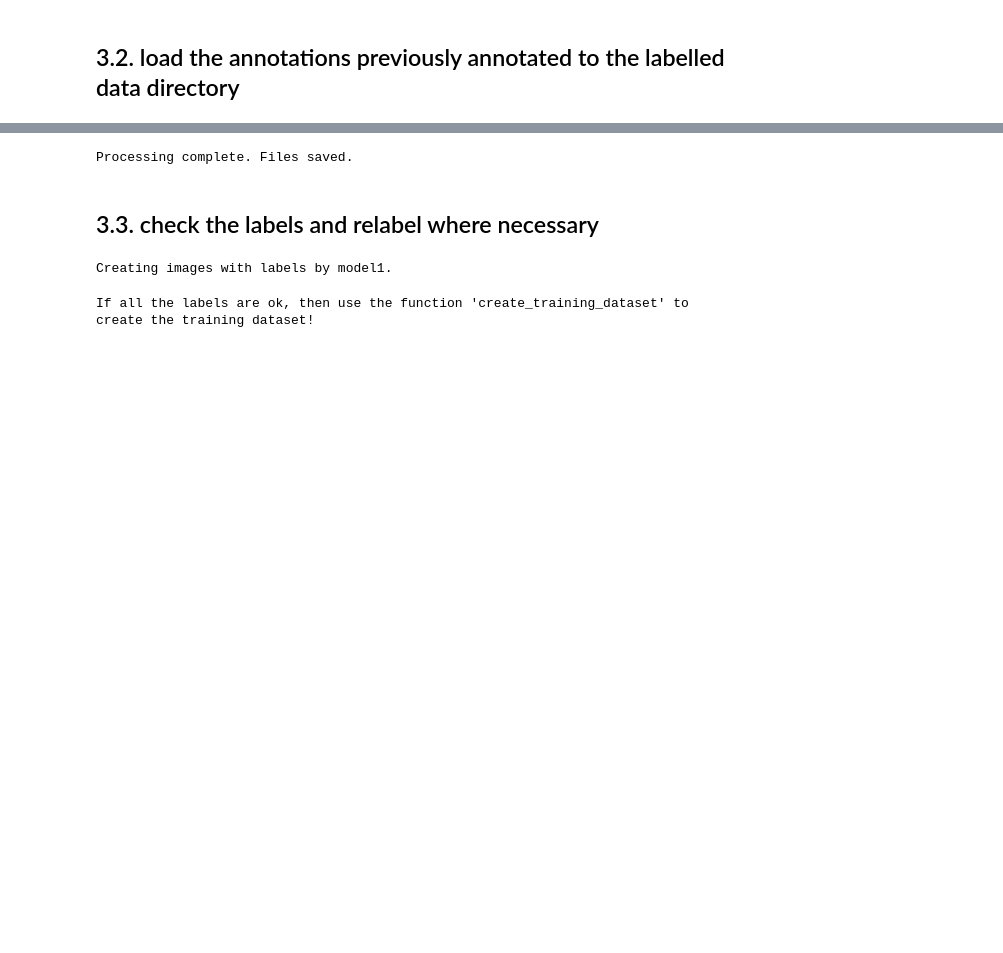
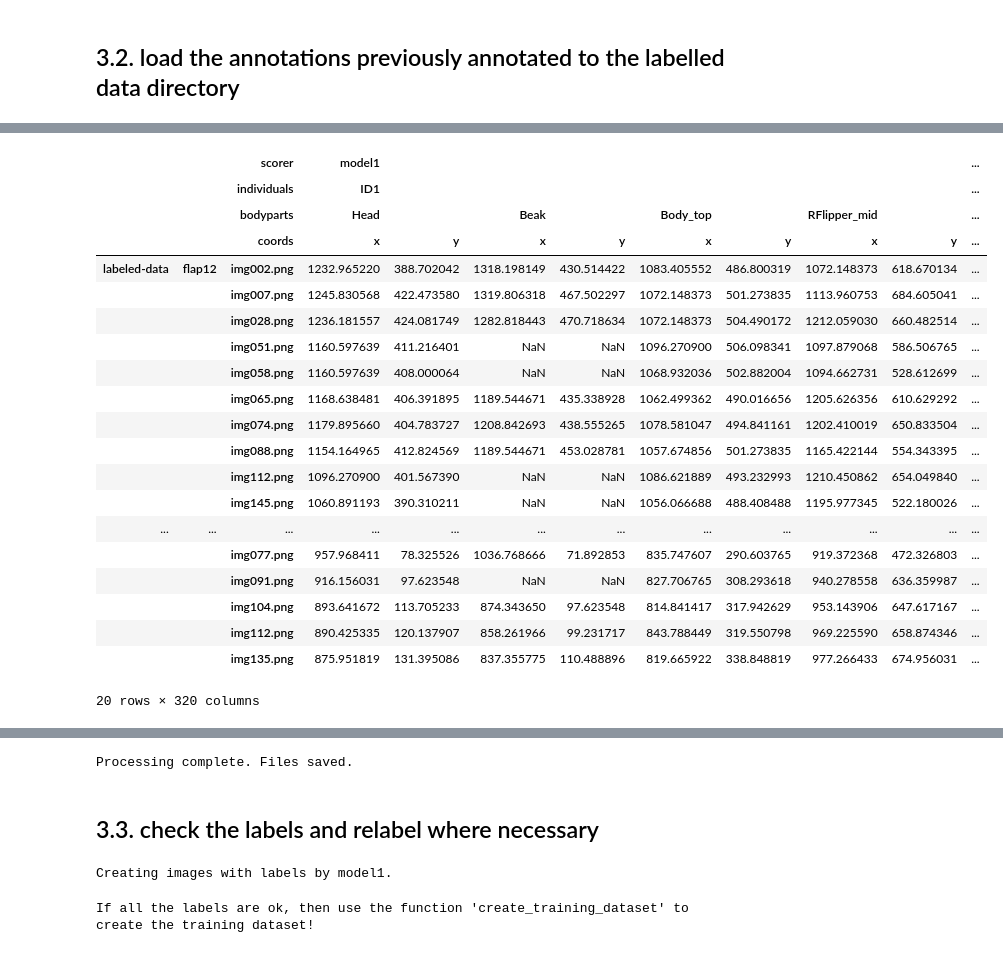
Before and after one commit to Mattshanevdberg/Masters-deep_learning_penguins, a Jupyter notebook: notebooks/PoseEstimation/A_Pose_estimation.ipynb, the cells around one changed output, grey strips where cells are left out. Saved outputs shown, nothing was run; the diff lists cells and outputs as text; code cells hidden in the pictures; blank space fills up the shorter version.

```diff
--- a/notebooks/PoseEstimation/A_Pose_estimation.ipynb
+++ b/notebooks/PoseEstimation/A_Pose_estimation.ipynb
@@ -2031,0 +2084,24 @@ df = pd.read_hdf('/home/matthew/Desktop/Master_Dev/masters_penguin_pose_estimati
+# %%
+df2.head(20)
+# %% [output]
+|  |  | scorer | model1 |  |  |  |  |  |  |  | ... |
+|  |  | individuals | ID1 |  |  |  |  |  |  |  | ... |
+|  |  | bodyparts | Head |  | Beak |  | Body_top |  | RFlipper_mid |  | ... |
+|  |  | coords | x | y | x | y | x | y | x | y | ... |
+| labeled-data | flap12 | img002.png | 1232.965220 | 388.702042 | 1318.198149 | 430.514422 | 1083.405552 | 486.800319 | 1072.148373 | 618.670134 | ... |
+|  |  | img007.png | 1245.830568 | 422.473580 | 1319.806318 | 467.502297 | 1072.148373 | 501.273835 | 1113.960753 | 684.605041 | ... |
+|  |  | img028.png | 1236.181557 | 424.081749 | 1282.818443 | 470.718634 | 1072.148373 | 504.490172 | 1212.059030 | 660.482514 | ... |
+|  |  | img051.png | 1160.597639 | 411.216401 | NaN | NaN | 1096.270900 | 506.098341 | 1097.879068 | 586.506765 | ... |
+|  |  | img058.png | 1160.597639 | 408.000064 | NaN | NaN | 1068.932036 | 502.882004 | 1094.662731 | 528.612699 | ... |
+|  |  | img065.png | 1168.638481 | 406.391895 | 1189.544671 | 435.338928 | 1062.499362 | 490.016656 | 1205.626356 | 610.629292 | ... |
+|  |  | img074.png | 1179.895660 | 404.783727 | 1208.842693 | 438.555265 | 1078.581047 | 494.841161 | 1202.410019 | 650.833504 | ... |
+|  |  | img088.png | 1154.164965 | 412.824569 | 1189.544671 | 453.028781 | 1057.674856 | 501.273835 | 1165.422144 | 554.343395 | ... |
+|  |  | img112.png | 1096.270900 | 401.567390 | NaN | NaN | 1086.621889 | 493.232993 | 1210.450862 | 654.049840 | ... |
+|  |  | img145.png | 1060.891193 | 390.310211 | NaN | NaN | 1056.066688 | 488.408488 | 1195.977345 | 522.180026 | ... |
+| ... | ... | ... | ... | ... | ... | ... | ... | ... | ... | ... | ... |
+|  |  | img077.png | 957.968411 | 78.325526 | 1036.768666 | 71.892853 | 835.747607 | 290.603765 | 919.372368 | 472.326803 | ... |
+|  |  | img091.png | 916.156031 | 97.623548 | NaN | NaN | 827.706765 | 308.293618 | 940.278558 | 636.359987 | ... |
+|  |  | img104.png | 893.641672 | 113.705233 | 874.343650 | 97.623548 | 814.841417 | 317.942629 | 953.143906 | 647.617167 | ... |
+|  |  | img112.png | 890.425335 | 120.137907 | 858.261966 | 99.231717 | 843.788449 | 319.550798 | 969.225590 | 658.874346 | ... |
+|  |  | img135.png | 875.951819 | 131.395086 | 837.355775 | 110.488896 | 819.665922 | 338.848819 | 977.266433 | 674.956031 | ... |
+20 rows × 320 columns
```
Also changed, not shown: parts of 28 cells of this notebook.
